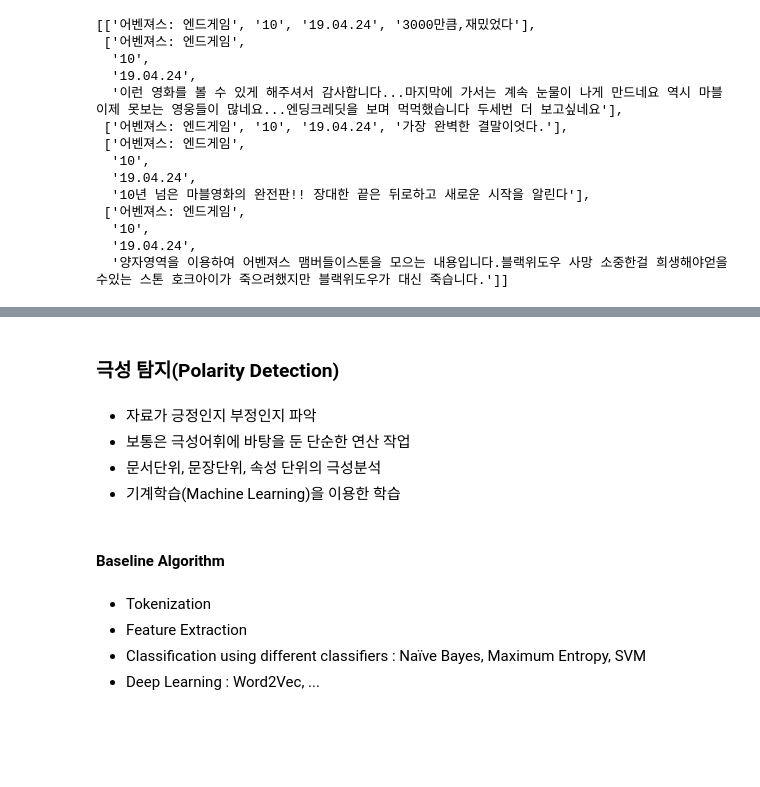
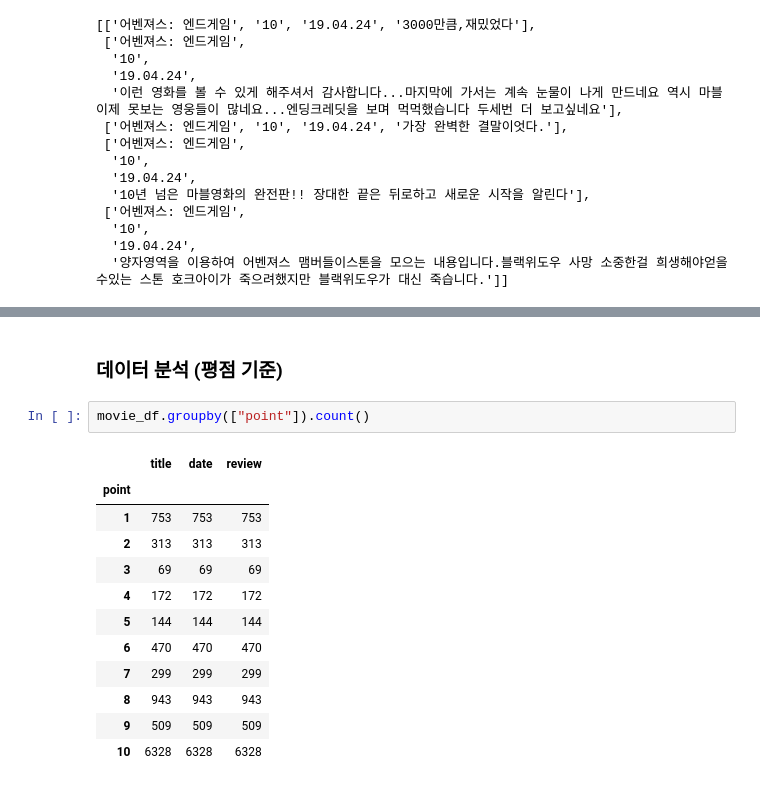
Before and after one commit to sungalex/nlp, a Jupyter notebook: lecture38-Sentiment_Analysis-영화리뷰분석.ipynb, the cells around one changed output, grey strips where cells are left out. Saved outputs shown, nothing was run; the diff lists cells and outputs as text; blank space fills up the shorter version.

```diff
--- a/lecture38-Sentiment_Analysis-영화리뷰분석.ipynb
+++ b/lecture38-Sentiment_Analysis-영화리뷰분석.ipynb
@@ -234,14 +256,17 @@ movie_csv[:5]
-# %% [markdown]
-### 극성 탐지(Polarity Detection)
-# %% [markdown]
-- 자료가 긍정인지 부정인지 파악
-- 보통은 극성어휘에 바탕을 둔 단순한 연산 작업
-- 문서단위, 문장단위, 속성 단위의 극성분석
-- 기계학습(Machine Learning)을 이용한 학습
-# %% [markdown]
-#### Baseline Algorithm
-# %% [markdown]
-- Tokenization
-- Feature Extraction
-- Classification using different classifiers : Naïve Bayes, Maximum Entropy, SVM
-- Deep Learning : Word2Vec, ...
+# %% [markdown]
+### 데이터 분석 (평점 기준)
+# %%
+movie_df.groupby(["point"]).count()
+# %% [output]
+|  | title | date | review |
+| point |  |  |  |
+| 1 | 753 | 753 | 753 |
+| 2 | 313 | 313 | 313 |
+| 3 | 69 | 69 | 69 |
+| 4 | 172 | 172 | 172 |
+| 5 | 144 | 144 | 144 |
+| 6 | 470 | 470 | 470 |
+| 7 | 299 | 299 | 299 |
+| 8 | 943 | 943 | 943 |
+| 9 | 509 | 509 | 509 |
+| 10 | 6328 | 6328 | 6328 |
```
Also changed, not shown: parts of 54 cells of this notebook, 2 other files.
